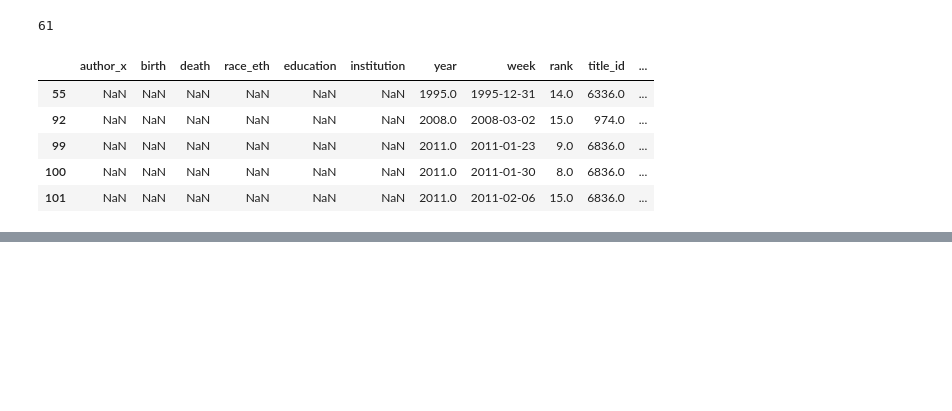
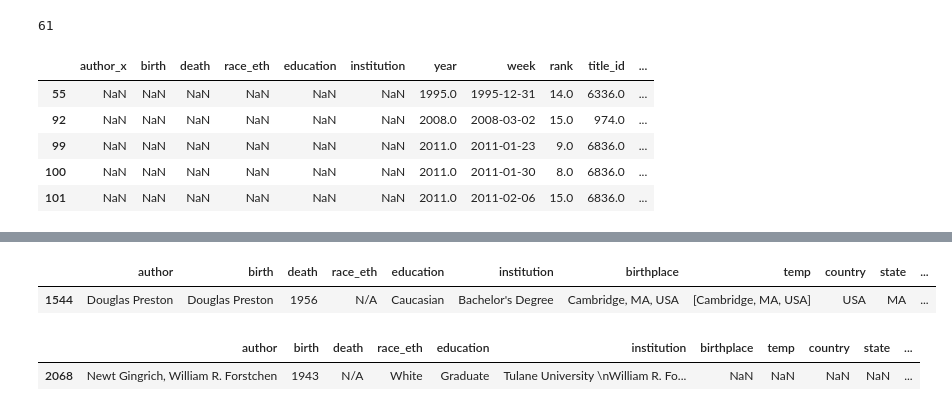
Before and after one commit to michellejm/nytimes-books, a Jupyter notebook: nytimes_cleaning.ipynb, the cells around one changed output, grey strips where cells are left out. Saved outputs shown, nothing was run; the diff lists cells and outputs as text; code cells hidden in the pictures; blank space fills up the shorter version.

```diff
--- a/nytimes_cleaning.ipynb
+++ b/nytimes_cleaning.ipynb
@@ -265,0 +544,5 @@ nyt_review_not_in_single.to_csv('nyt_reviewed_authors.csv', index=False)
+# %%
+auth_demo_birth[auth_demo_birth.author == 'Douglas Preston']
+# %% [output]
+|  | author | birth | death | race_eth | education | institution | birthplace | temp | country | state | ... |
+| 1544 | Douglas Preston | Douglas Preston | 1956 | N/A | Caucasian | Bachelor's Degree | Cambridge, MA, USA | [Cambridge, MA, USA] | USA | MA | ... |
@@ -265,0 +556,5 @@ nyt_review_not_in_single.to_csv('nyt_reviewed_authors.csv', index=False)
+# %%
+auth_demo_birth[auth_demo_birth.institution =='Tulane University  \nWilliam R. Forstchen: 1950']
+# %% [output]
+|  | author | birth | death | race_eth | education | institution | birthplace | temp | country | state | ... |
+| 2068 | Newt Gingrich, William R. Forstchen | 1943 | N/A | White | Graduate | Tulane University \nWilliam R. Fo... | NaN | NaN | NaN | NaN | ... |
```
Also changed, not shown: parts of 30 cells of this notebook, 2 other files.
